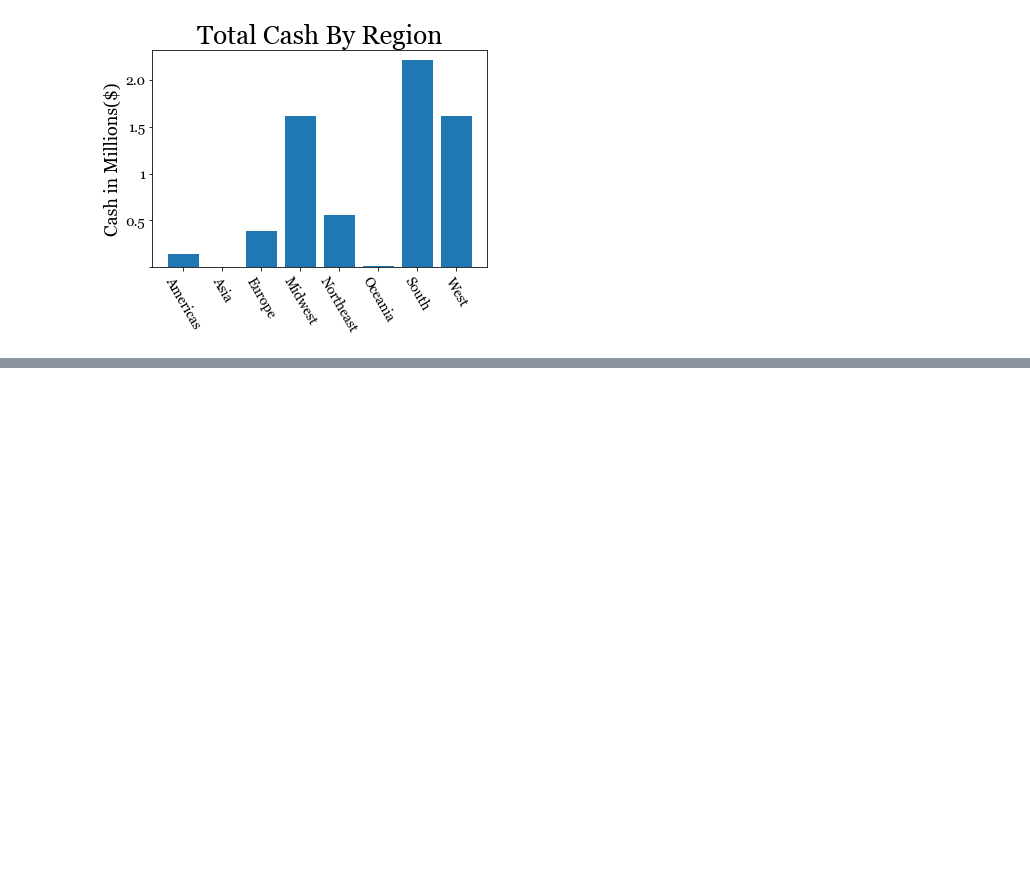
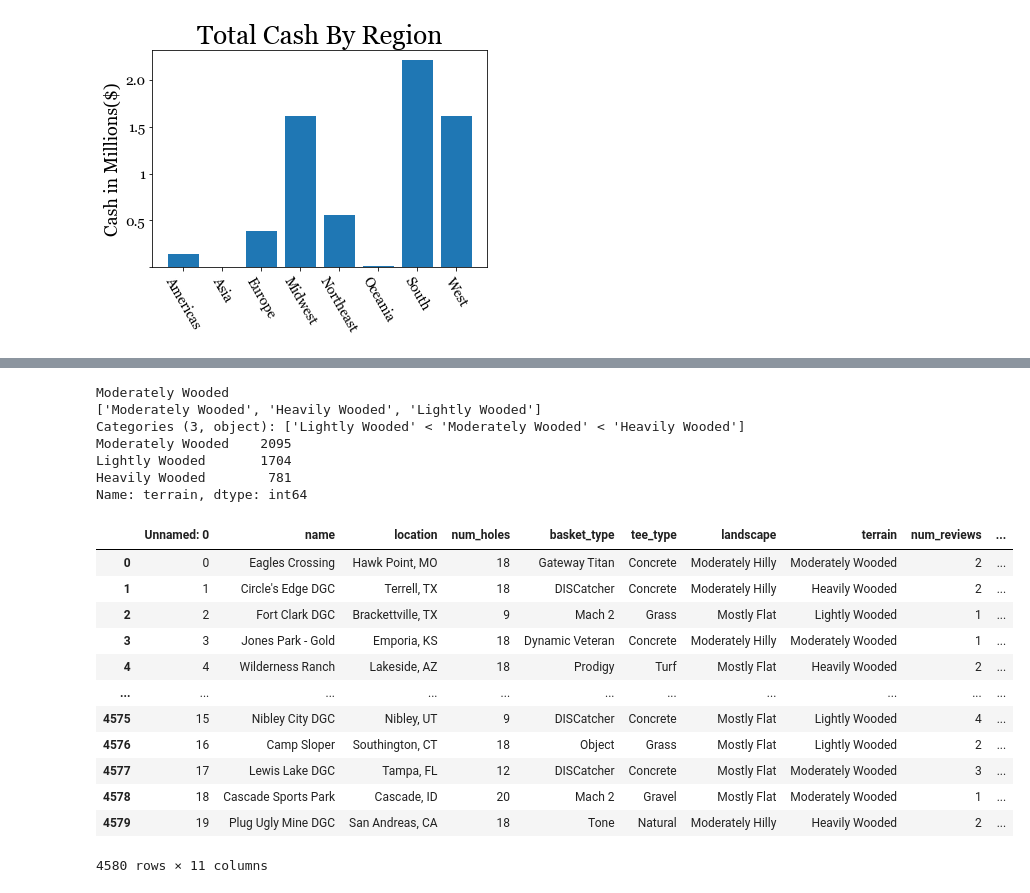
Before and after one commit to nicholastbolick/Disc-Golf-Stats, a Jupyter notebook: Top Earning Disc Golfers.ipynb, the cells around one changed output, grey strips where cells are left out. Cells and saved outputs as stored; diff of their text form; code cells hidden in the pictures; blank space fills up the shorter version.

```diff
--- a/Top Earning Disc Golfers.ipynb
+++ b/Top Earning Disc Golfers.ipynb
@@ -180,0 +392,60 @@ AttributeError: 'numpy.ndarray' object has no attribute 'count'
+# %%
+#for url in url_lst[201:251]:
+    #courses = courses.append(get_course_df(url))
+courses = pd.read_excel('dg_courses.xlsx')
+# %%
+courses['num_reviews'] = courses['num_reviews'].astype('int')
+courses['avg_review'] = courses['avg_review'].astype('float')
+
+#setting landscape and terrain as categorical variables
+landscape_order = ['Mostly Flat', 'Moderately Hilly', 'Very Hilly']
+courses['landscape'] = pd.Categorical(courses['landscape'], landscape_order, ordered=True)
+courses['terrain'] = courses['terrain'].str.replace('No Info', 'Moderately Wooded').fillna('Moderately Wooded')
+terrain_order = ['Lightly Wooded', 'Moderately Wooded', 'Heavily Wooded']
+courses['terrain'] = pd.Categorical(courses['terrain'], terrain_order, ordered=True)
+median_terrain = np.median(courses.terrain.cat.codes)
+print(terrain_order[int(median_terrain)])
+print(courses.terrain.unique())
+print(courses.terrain.value_counts(dropna=False))
+
+#creating a column for the review count range and setting it as categorical
+range_lst = courses.num_reviews.to_list()
+num_range = []
+for num in range_lst:
+    if num <= 5:
+        num_range.append('0 - 5')
+    elif 5 < num <= 25:
+        num_range.append('6 - 25')
+    elif 25 < num <= 45:
+        num_range.append('26 - 45')
+    elif 45 < num <= 65:
+        num_range.append('46 - 65')
+    elif 65 < num <= 85:
+        num_range.append('66 - 85')
+    else:
+        num_range.append('over 85')
+courses['num_range'] = num_range
+num_range_order = ['0 - 5', '6 - 25', '26 - 45', '46 - 65', '66 - 85', 'over 85']
+courses['num_range'] = pd.Categorical(courses['num_range'], num_range_order, ordered=True)
+courses
+# %% [output]
+Moderately Wooded
+['Moderately Wooded', 'Heavily Wooded', 'Lightly Wooded']
+Categories (3, object): ['Lightly Wooded' < 'Moderately Wooded' < 'Heavily Wooded']
+Moderately Wooded    2095
+Lightly Wooded       1704
+Heavily Wooded        781
+Name: terrain, dtype: int64
+|  | Unnamed: 0 | name | location | num_holes | basket_type | tee_type | landscape | terrain | num_reviews | ... |
+| 0 | 0 | Eagles Crossing | Hawk Point, MO | 18 | Gateway Titan | Concrete | Moderately Hilly | Moderately Wooded | 2 | ... |
+| 1 | 1 | Circle's Edge DGC | Terrell, TX | 18 | DISCatcher | Concrete | Moderately Hilly | Heavily Wooded | 2 | ... |
+| 2 | 2 | Fort Clark DGC | Brackettville, TX | 9 | Mach 2 | Grass | Mostly Flat | Lightly Wooded | 1 | ... |
+| 3 | 3 | Jones Park - Gold | Emporia, KS | 18 | Dynamic Veteran | Concrete | Moderately Hilly | Moderately Wooded | 1 | ... |
+| 4 | 4 | Wilderness Ranch | Lakeside, AZ | 18 | Prodigy | Turf | Mostly Flat | Heavily Wooded | 2 | ... |
+| ... | ... | ... | ... | ... | ... | ... | ... | ... | ... | ... |
+| 4575 | 15 | Nibley City DGC | Nibley, UT | 9 | DISCatcher | Concrete | Mostly Flat | Lightly Wooded | 4 | ... |
+| 4576 | 16 | Camp Sloper | Southington, CT | 18 | Object | Grass | Mostly Flat | Lightly Wooded | 2 | ... |
+| 4577 | 17 | Lewis Lake DGC | Tampa, FL | 12 | DISCatcher | Concrete | Mostly Flat | Moderately Wooded | 3 | ... |
+| 4578 | 18 | Cascade Sports Park | Cascade, ID | 20 | Mach 2 | Gravel | Mostly Flat | Moderately Wooded | 1 | ... |
+| 4579 | 19 | Plug Ugly Mine DGC | San Andreas, CA | 18 | Tone | Natural | Moderately Hilly | Heavily Wooded | 2 | ... |
+4580 rows × 11 columns
```
Also changed, not shown: parts of 9 cells of this notebook, 3 other files.
